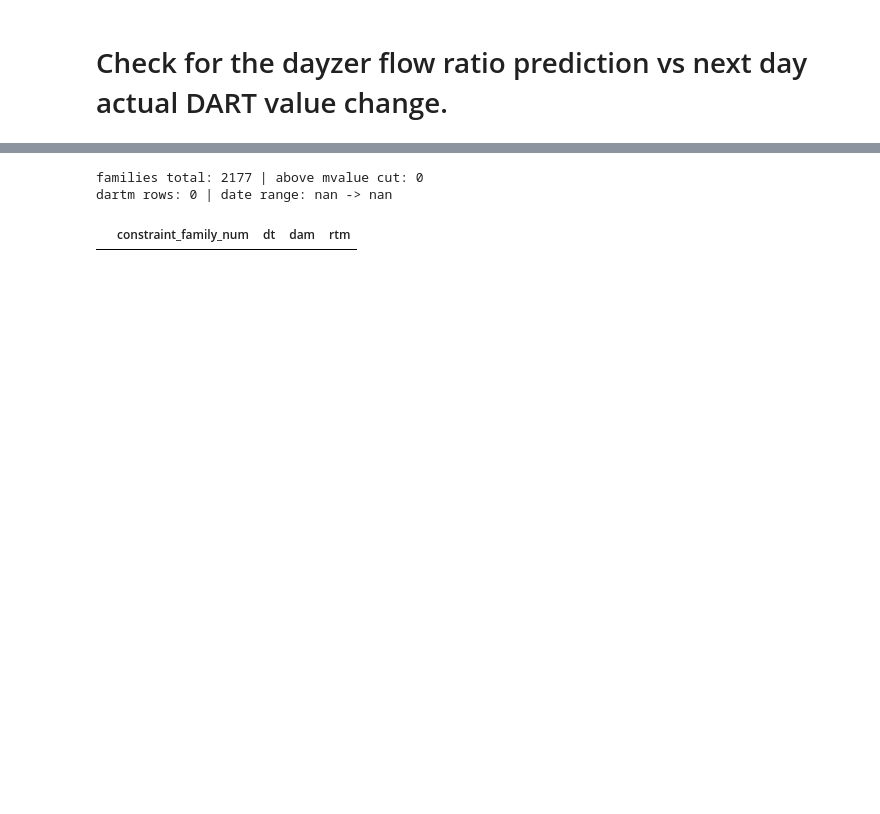
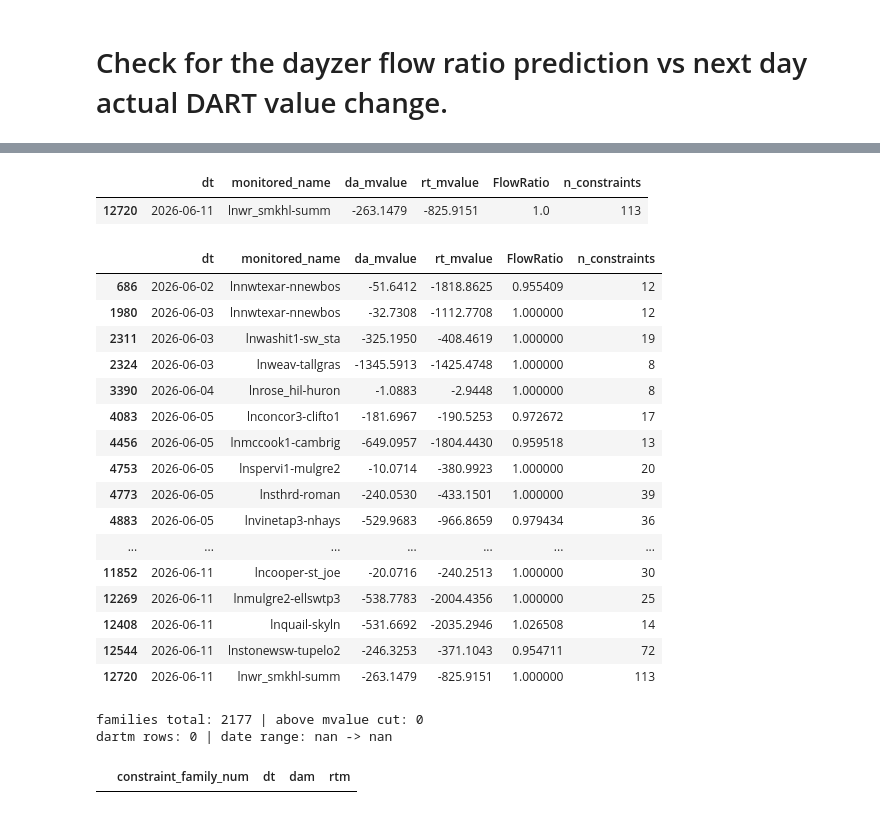
Before and after one commit to qingcheng-rgb/Qingcheng, a Jupyter notebook: QCTest/constraint_family_exposure_risk/SPP_risk_cut.ipynb, the cells around one changed output, grey strips where cells are left out. Drawn from its saved outputs; the diff is of its cells as text; code cells hidden in the pictures; blank space fills up the shorter version.

```diff
--- a/QCTest/constraint_family_exposure_risk/SPP_risk_cut.ipynb
+++ b/QCTest/constraint_family_exposure_risk/SPP_risk_cut.ipynb
@@ -251,0 +300,42 @@ display(bigquery_functions.download_df_from_bq(
+# %%
+from nighthawk.data.network.constraint import Constraint
+
+con_df = table[['oops_constraint_num']].drop_duplicates()
+d0, d1 = table['dt'].min(), table['dt'].max()
+
+# oops_constraint_num -> monitored name
+mon = pd.concat([
+    Constraint(market='SPP').get_constraint_details('DA'),
+    Constraint(market='SPP').get_constraint_details('RT'),
+])[['oops_constraint_num', 'monitored_clean']].rename(
+    columns={'monitored_clean': 'monitored_name'}
+).dropna(subset=['monitored_name']).drop_duplicates('oops_constraint_num')
+
+# DA & RT mvalue for those constraints, across the table's date range
+da = Constraint(oops_constraint_num_df=con_df, market='SPP').get_mvalues(
+        start_dt=d0, end_dt=d1, type='DA', granularity='daily').rename(columns={'mvalue': 'da_mvalue'})
+rt = Constraint(oops_constraint_num_df=con_df, market='SPP').get_mvalues(
+        start_dt=d0, end_dt=d1, type='RT', granularity='daily').rename(columns={'mvalue': 'rt_mvalue'})
+
+dart = da[['oops_constraint_num', 'dt', 'da_mvalue']].merge(
+       rt[['oops_constraint_num', 'dt', 'rt_mvalue']],
+       on=['oops_constraint_num', 'dt'], how='outer')
+dart['dt'] = pd.to_datetime(dart['dt']).dt.strftime('%Y-%m-%d')
+
+# append onto the dayzer table
+table_merged = (table
+         .merge(mon,  on='oops_constraint_num', how='left')
+         .merge(dart, on=['oops_constraint_num', 'dt'], how='left'))
+
+cols = ['dt', 'oops_constraint_num', 'monitored_name',
+        'FlowRatio', 'Flows', 'ShadowPrice', 'da_mvalue', 'rt_mvalue']
+
+agg = (table_merged
+       .groupby(['dt', 'monitored_name'], as_index=False)
+       .agg(da_mvalue=('da_mvalue', 'min'),
+            rt_mvalue=('rt_mvalue', 'min'),
+            FlowRatio=('FlowRatio', 'max'),
+            n_constraints=('oops_constraint_num', 'nunique')))
+
+display(table_merged[cols].sort_values(['dt', 'FlowRatio'], ascending=[True, False]))
+display(agg.sort_values(['dt', 'FlowRatio'], ascending=[True, False]))
@@ -252,3 +369,28 @@ display(bigquery_functions.download_df_from_bq(
+# %%
+agg[(agg['dt']=='2026-06-11') & (agg['monitored_name']=='lnwr_smkhl-summ')]
+# %% [output]
+|  | dt | monitored_name | da_mvalue | rt_mvalue | FlowRatio | n_constraints |
+| 12720 | 2026-06-11 | lnwr_smkhl-summ | -263.1479 | -825.9151 | 1.0 | 113 |
+# %%
+agg[((agg['da_mvalue']!=0) | (agg['rt_mvalue']!=0)) & (agg['FlowRatio'] >0.95) & ((agg['rt_mvalue']-agg['da_mvalue'])<=0)]
+# %% [output]
+|  | dt | monitored_name | da_mvalue | rt_mvalue | FlowRatio | n_constraints |
+| 686 | 2026-06-02 | lnnwtexar-nnewbos | -51.6412 | -1818.8625 | 0.955409 | 12 |
+| 1980 | 2026-06-03 | lnnwtexar-nnewbos | -32.7308 | -1112.7708 | 1.000000 | 12 |
+| 2311 | 2026-06-03 | lnwashit1-sw_sta | -325.1950 | -408.4619 | 1.000000 | 19 |
+| 2324 | 2026-06-03 | lnweav-tallgras | -1345.5913 | -1425.4748 | 1.000000 | 8 |
+| 3390 | 2026-06-04 | lnrose_hil-huron | -1.0883 | -2.9448 | 1.000000 | 8 |
+| 4083 | 2026-06-05 | lnconcor3-clifto1 | -181.6967 | -190.5253 | 0.972672 | 17 |
+| 4456 | 2026-06-05 | lnmccook1-cambrig | -649.0957 | -1804.4430 | 0.959518 | 13 |
+| 4753 | 2026-06-05 | lnspervi1-mulgre2 | -10.0714 | -380.9923 | 1.000000 | 20 |
+| 4773 | 2026-06-05 | lnsthrd-roman | -240.0530 | -433.1501 | 1.000000 | 39 |
+| 4883 | 2026-06-05 | lnvinetap3-nhays | -529.9683 | -966.8659 | 0.979434 | 36 |
+| ... | ... | ... | ... | ... | ... | ... |
+| 11852 | 2026-06-11 | lncooper-st_joe | -20.0716 | -240.2513 | 1.000000 | 30 |
+| 12269 | 2026-06-11 | lnmulgre2-ellswtp3 | -538.7783 | -2004.4356 | 1.000000 | 25 |
+| 12408 | 2026-06-11 | lnquail-skyln | -531.6692 | -2035.2946 | 1.026508 | 14 |
+| 12544 | 2026-06-11 | lnstonewsw-tupelo2 | -246.3253 | -371.1043 | 0.954711 | 72 |
+| 12720 | 2026-06-11 | lnwr_smkhl-summ | -263.1479 | -825.9151 | 1.000000 | 113 |
 # %%
 # --- Step D: DART mvalue per family/day (SPP) + mvalue cut for families of interest ---
 cf = ConstraintFamily(opexchange=OPEX, constraint_family_num_df=None)
```
Also changed, not shown: parts of 12 cells of this notebook, 4 other files.
